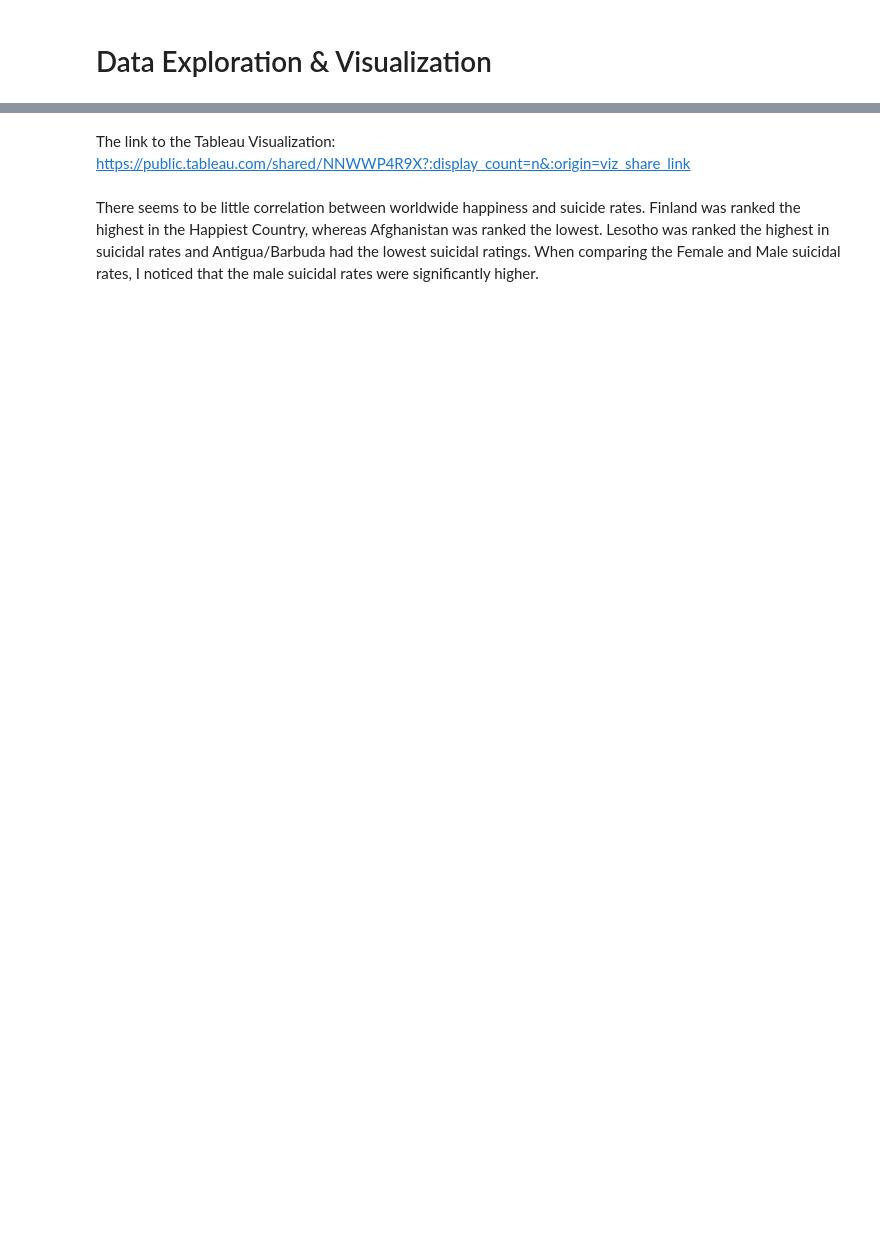
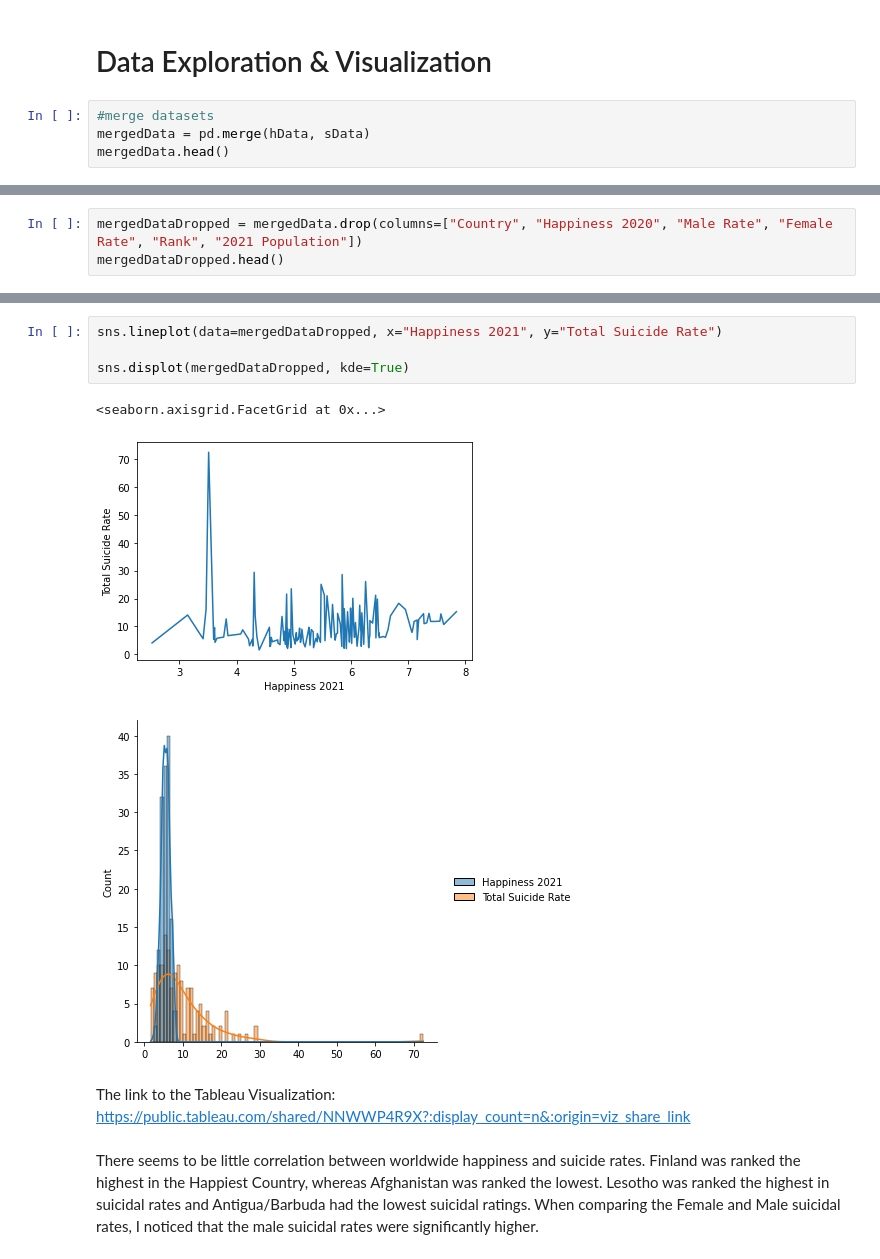
Before and after one commit to apowell18/WorldSuicideAndHappinessAnalysis, a Jupyter notebook: SuicideRates_vs_Happiness_Analysis.ipynb, the cells around one changed output, grey strips where cells are left out. Cells and saved outputs as stored; diff of their text form; blank space fills up the shorter version.

Commit message:
Updated some visuals/analysis

```diff
--- a/SuicideRates_vs_Happiness_Analysis.ipynb
+++ b/SuicideRates_vs_Happiness_Analysis.ipynb
@@ -135,3 +135,7 @@ files.download("SuicideDataSet.csv")
 [interactive output not drawn]
 # %% [markdown]
 # Data Exploration & Visualization
+# %%
+#merge datasets
+mergedData = pd.merge(hData, sData)
+mergedData.head()
@@ -137,0 +149,3 @@ files.download("SuicideDataSet.csv")
+# %%
+mergedDataDropped = mergedData.drop(columns=["Country", "Happiness 2020", "Male Rate", "Female Rate", "Rank", "2021 Population"])
+mergedDataDropped.head()
@@ -138,3 +159,11 @@ files.download("SuicideDataSet.csv")
+# %%
+sns.lineplot(data=mergedDataDropped, x="Happiness 2021", y="Total Suicide Rate")
+
+sns.displot(mergedDataDropped, kde=True)
+# %% [output]
+<seaborn.axisgrid.FacetGrid at 0x...>
+[figure, added]
+[figure, added]
 # %% [markdown]
 The link to the Tableau Visualization: https://public.tableau.com/shared/NNWWP4R9X?:display_count=n&:origin=viz_share_link
 # %% [markdown]
```
Also changed, not shown: parts of 2 cells of this notebook.
